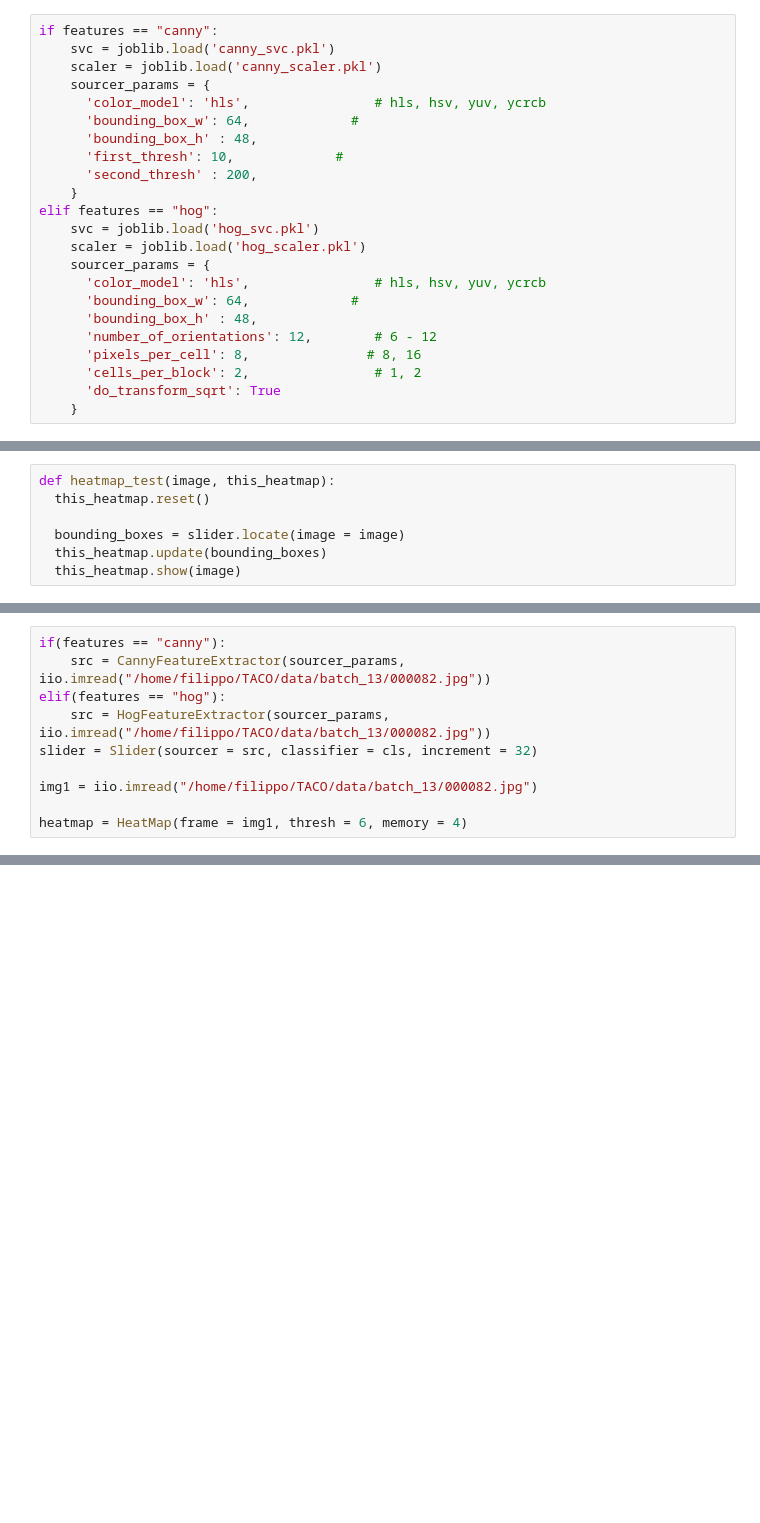
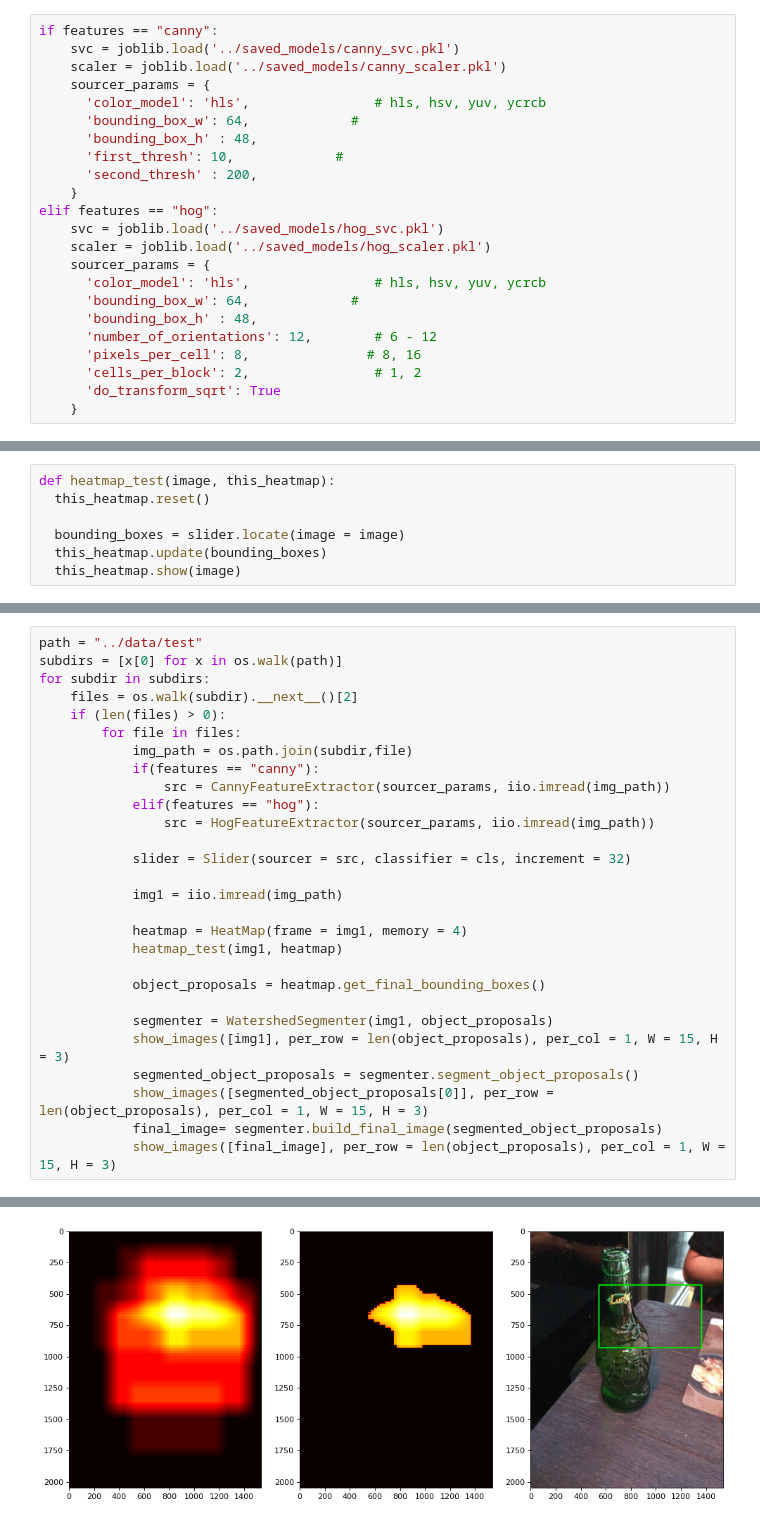
Before and after one commit to momentino/GarbageDetectionAndSegmentation, a Jupyter notebook: notebooks/segmentation.ipynb, the cells around one changed output, grey strips where cells are left out. Cells and saved outputs as stored; diff of their text form; blank space fills up the shorter version.

Commit message:
played more with parameters of slider and heatmap

```diff
--- a/notebooks/segmentation.ipynb
+++ b/notebooks/segmentation.ipynb
@@ -54,8 +55,8 @@ from segmenter import WatershedSegmenter
 features = "hog"
 # %%
 if features == "canny":
-    svc = joblib.load('canny_svc.pkl')
-    scaler = joblib.load('canny_scaler.pkl')
+    svc = joblib.load('../saved_models/canny_svc.pkl')
+    scaler = joblib.load('../saved_models/canny_scaler.pkl')
     sourcer_params = {
       'color_model': 'hls',                # hls, hsv, yuv, ycrcb
       'bounding_box_w': 64,             #
@@ -64,8 +65,8 @@ if features == "canny":
       'second_thresh' : 200,
     }
 elif features == "hog":
-    svc = joblib.load('hog_svc.pkl')
-    scaler = joblib.load('hog_scaler.pkl')
+    svc = joblib.load('../saved_models/hog_svc.pkl')
+    scaler = joblib.load('../saved_models/hog_scaler.pkl')
     sourcer_params = {
       'color_model': 'hls',                # hls, hsv, yuv, ycrcb
       'bounding_box_w': 64,             #
@@ -134,10 +85,0 @@ show_images([final_image], per_row = len(object_proposals), per_col = 1, W = 15,
-# %%
-if(features == "canny"):
-    src = CannyFeatureExtractor(sourcer_params, iio.imread("/home/filippo/TACO/data/batch_13/000082.jpg"))
-elif(features == "hog"):
-    src = HogFeatureExtractor(sourcer_params, iio.imread("/home/filippo/TACO/data/batch_13/000082.jpg"))
-slider = Slider(sourcer = src, classifier = cls, increment = 32)
-
-img1 = iio.imread("/home/filippo/TACO/data/batch_13/000082.jpg")
-
-heatmap = HeatMap(frame = img1, thresh = 6, memory = 4)
@@ -157,0 +88,29 @@ show_images([final_image], per_row = len(object_proposals), per_col = 1, W = 15,
+# %%
+path = "../data/test"
+subdirs = [x[0] for x in os.walk(path)]
+for subdir in subdirs:
+    files = os.walk(subdir).__next__()[2]
+    if (len(files) > 0):
+        for file in files:
+            img_path = os.path.join(subdir,file)
+            if(features == "canny"):
+                src = CannyFeatureExtractor(sourcer_params, iio.imread(img_path))
+            elif(features == "hog"):
+                src = HogFeatureExtractor(sourcer_params, iio.imread(img_path))
+
+            slider = Slider(sourcer = src, classifier = cls, increment = 32)
+
+            img1 = iio.imread(img_path)
+
+            heatmap = HeatMap(frame = img1, memory = 4)
+            heatmap_test(img1, heatmap)
+
+            object_proposals = heatmap.get_final_bounding_boxes()
+
+            segmenter = WatershedSegmenter(img1, object_proposals)
+            show_images([img1], per_row = len(object_proposals), per_col = 1, W = 15, H = 3)
+            segmented_object_proposals = segmenter.segment_object_proposals()
+            show_images([segmented_object_proposals[0]], per_row = len(object_proposals), per_col = 1, W = 15, H = 3)
+            final_image= segmenter.build_final_image(segmented_object_proposals)
+            show_images([final_image], per_row = len(object_proposals), per_col = 1, W = 15, H = 3)
+# %% [output]
@@ -157,0 +118 @@ show_images([final_image], per_row = len(object_proposals), per_col = 1, W = 15,
+[figure, added]
```
Also changed, not shown: parts of 13 cells of this notebook, 3 other files.
